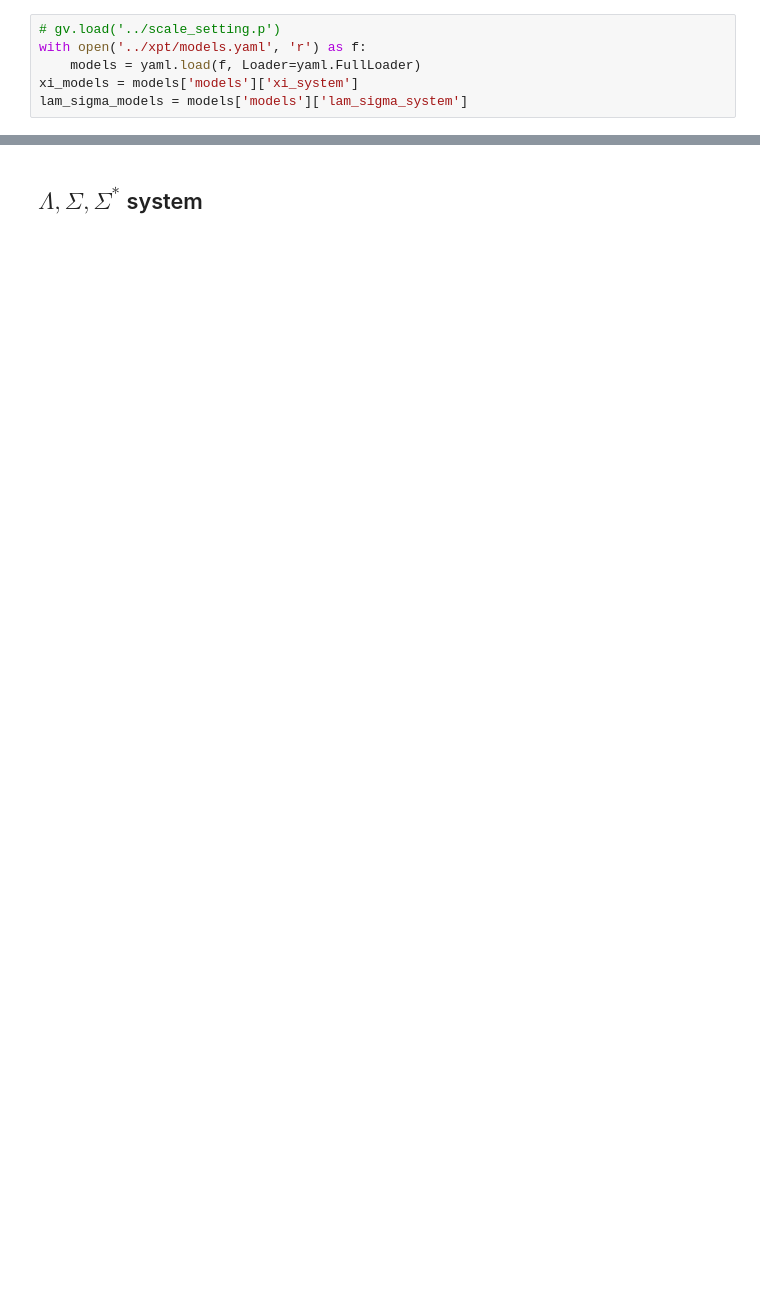
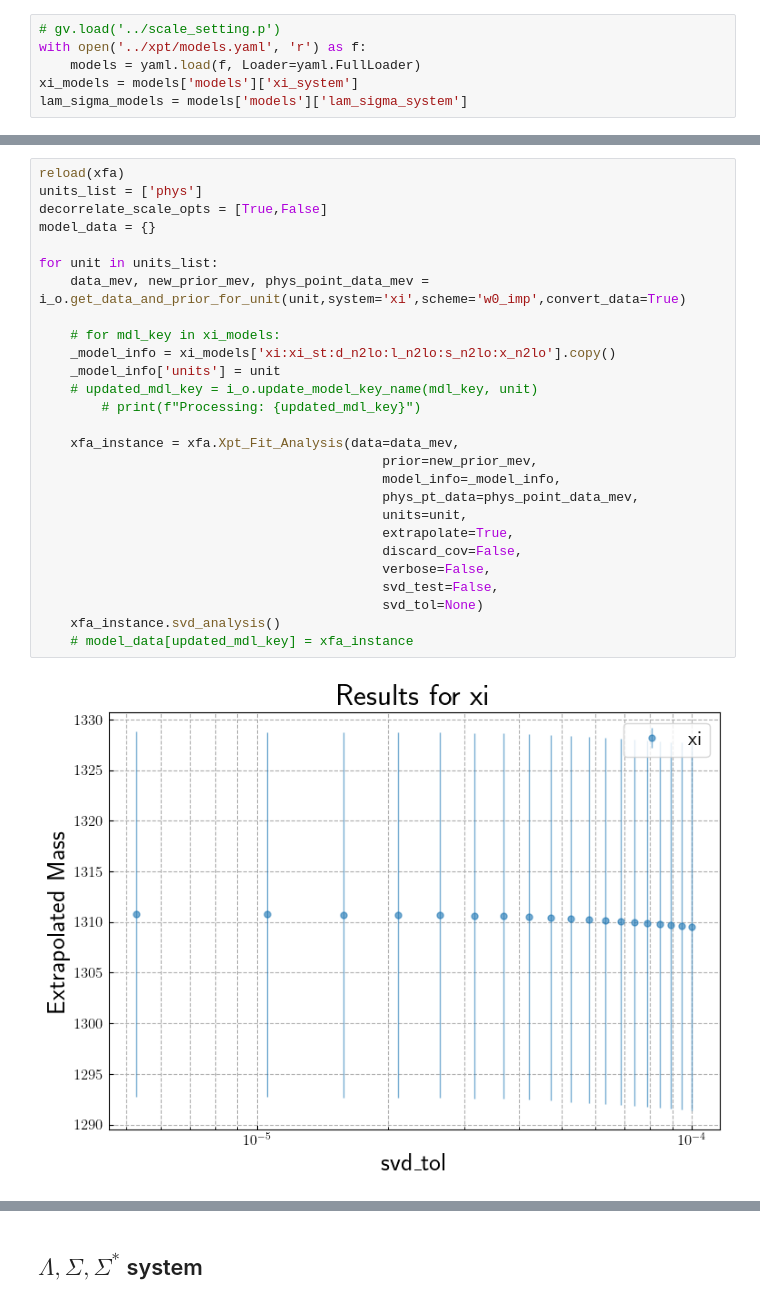
Before and after one commit to gdbrad/hyperon_su2_hbxpt, a Jupyter notebook: notebooks/su2_hyperon_extrap.ipynb, the cells around one changed output, grey strips where cells are left out. Cells and saved outputs as stored; diff of their text form; blank space fills up the shorter version.

```diff
--- a/notebooks/su2_hyperon_extrap.ipynb
+++ b/notebooks/su2_hyperon_extrap.ipynb
@@ -58,0 +223,29 @@ lam_sigma_models = models['models']['lam_sigma_system']
+# %%
+reload(xfa)
+units_list = ['phys']
+decorrelate_scale_opts = [True,False]
+model_data = {}
+
+for unit in units_list:
+    data_mev, new_prior_mev, phys_point_data_mev = i_o.get_data_and_prior_for_unit(unit,system='xi',scheme='w0_imp',convert_data=True)
+
+    # for mdl_key in xi_models:
+    _model_info = xi_models['xi:xi_st:d_n2lo:l_n2lo:s_n2lo:x_n2lo'].copy()
+    _model_info['units'] = unit
+    # updated_mdl_key = i_o.update_model_key_name(mdl_key, unit)
+        # print(f"Processing: {updated_mdl_key}")
+
+    xfa_instance = xfa.Xpt_Fit_Analysis(data=data_mev,
+                                            prior=new_prior_mev,
+                                            model_info=_model_info,
+                                            phys_pt_data=phys_point_data_mev,
+                                            units=unit,
+                                            extrapolate=True,
+                                            discard_cov=False,
+                                            verbose=False,
+                                            svd_test=False,
+                                            svd_tol=None)
+    xfa_instance.svd_analysis()
+    # model_data[updated_mdl_key] = xfa_instance
+# %% [output]
+[figure, added]
```
Also changed, not shown: parts of 18 cells of this notebook, 7 other files.
